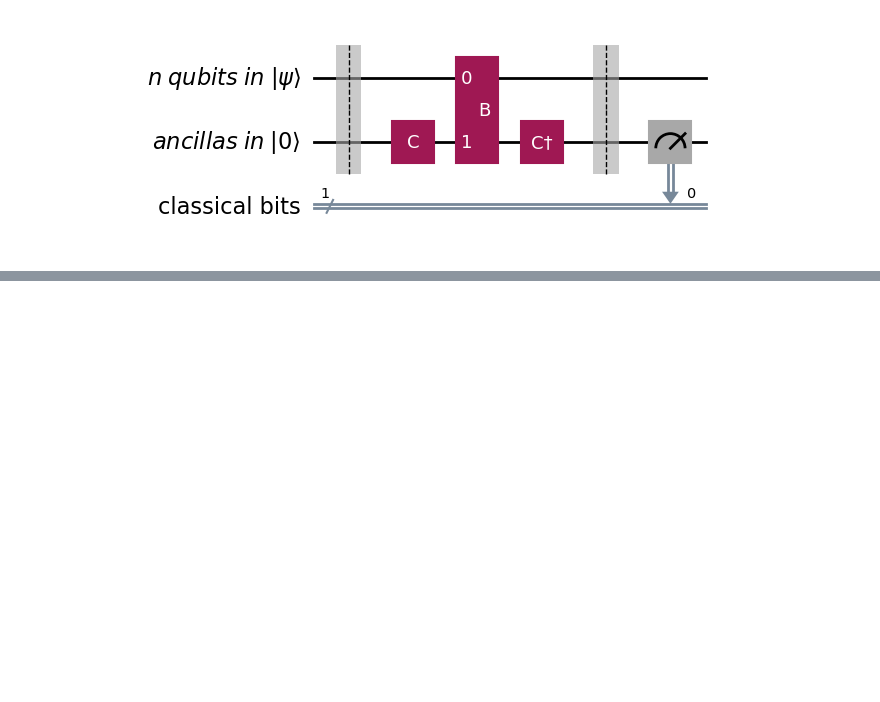
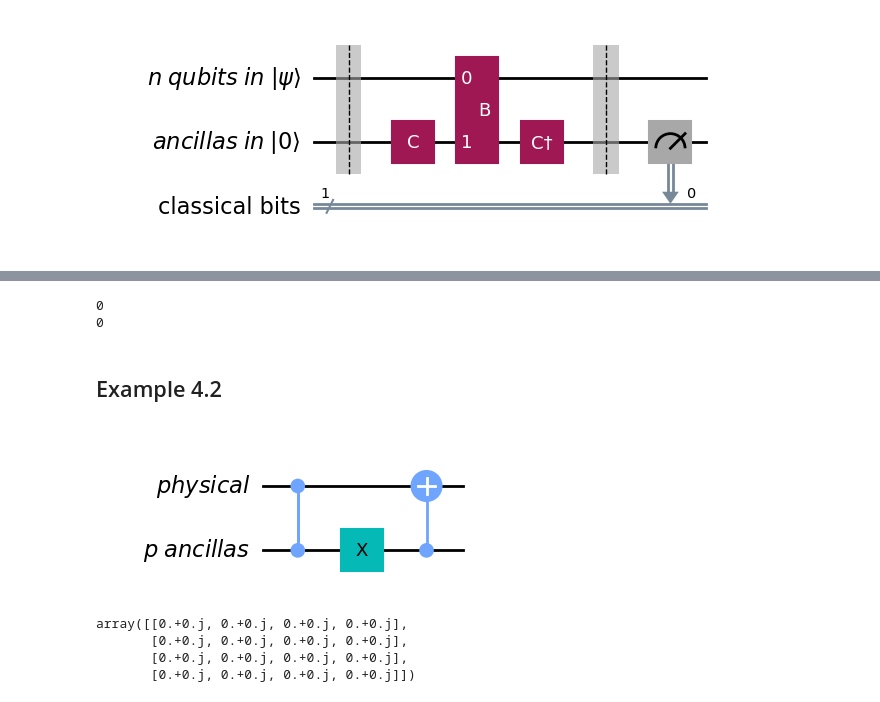
Before and after one commit to bin-wu-phys/QuantumSimulation, a Jupyter notebook: 04.Advanced.ipynb, the cells around one changed output, grey strips where cells are left out. Saved outputs shown, nothing was run; the diff lists cells and outputs as text; code cells hidden in the pictures; blank space fills up the shorter version.

```diff
--- a/04.Advanced.ipynb
+++ b/04.Advanced.ipynb
@@ -50,0 +87,39 @@ lcu.savefig('lcu.pdf')
+# %%
+qubits, ancillas, ancilla = QuantumRegister(1, 'n qubits in |ψ⟩'), QuantumRegister(1, 'p ancillas in |0⟩'), QuantumRegister(1, 'ancilla in |0⟩')
+cbits = ClassicalRegister(2, 'classical bits')
+qc = QuantumCircuit(qubits, ancillas, ancilla, cbits)
+qc.barrier()
+
+
+#apply A
+theta = np.pi/2
+A_instr = Acirc()
+qc.append(A_instr, [1])
+qc.rx(-2*theta, -1)
+
+#apply Z
+#qc.x(-1)
+Z1_instr = ZCirc(0).control(num_ctrl_qubits=1)
+qc.append(Z1_instr, [2, 1, 0])  # Control: qubit 0, Targets: qubits 1 and 2
+#qc.x(-1)
+
+qc.append(Z1_instr, [2, 1, 0])  # Control: qubit 0, Targets: qubits 1 and 2
+
+#apply W
+W_instr = CTwoQubits(0).control(num_ctrl_qubits=1)
+qc.append(W_instr, [2, 1, 0])  # Control: qubit 0, Targets: qubits 1 and 2
+
+qc.append(Z1_instr, [2, 1, 0])  # Control: qubit 0, Targets: qubits 1 and 2
+
+#apply A^dagger
+Ad_instr = Adcirc()
+qc.append(Ad_instr, [1])
+qc.h(-1)
+
+qc.barrier()
+qc.measure(qc.qubits[1:], cbits)
+
+qubitization = qc.draw('mpl')
+# %% [output]
+0
+0
@@ -50,0 +128,2 @@ lcu.savefig('lcu.pdf')
+# %% [markdown]
+## Example 4.2
@@ -50,0 +173,5 @@ lcu.savefig('lcu.pdf')
+# %%
+w1 = Wcirc(0)
+w1.display()
+# %% [output]
+[figure, added]
@@ -50,0 +180,7 @@ lcu.savefig('lcu.pdf')
+# %%
+w1.matrix() - wana
+# %% [output]
+array([[0.+0.j, 0.+0.j, 0.+0.j, 0.+0.j],
+       [0.+0.j, 0.+0.j, 0.+0.j, 0.+0.j],
+       [0.+0.j, 0.+0.j, 0.+0.j, 0.+0.j],
+       [0.+0.j, 0.+0.j, 0.+0.j, 0.+0.j]])
```
Also changed, not shown: parts of 29 cells of this notebook, 2 other files.
